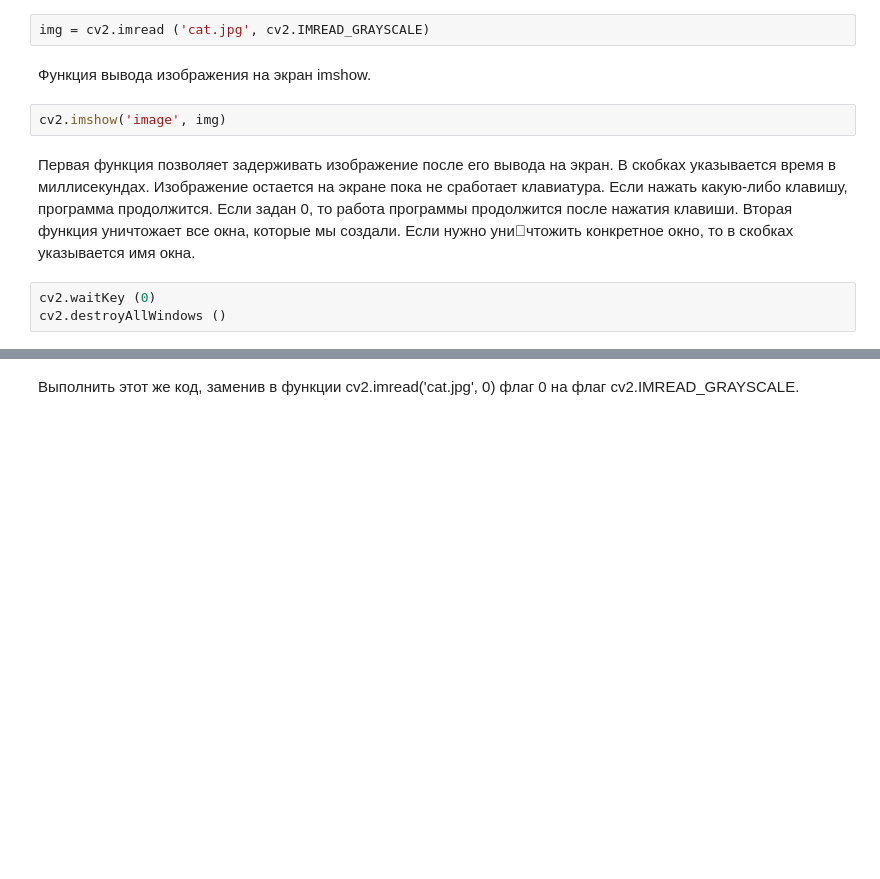
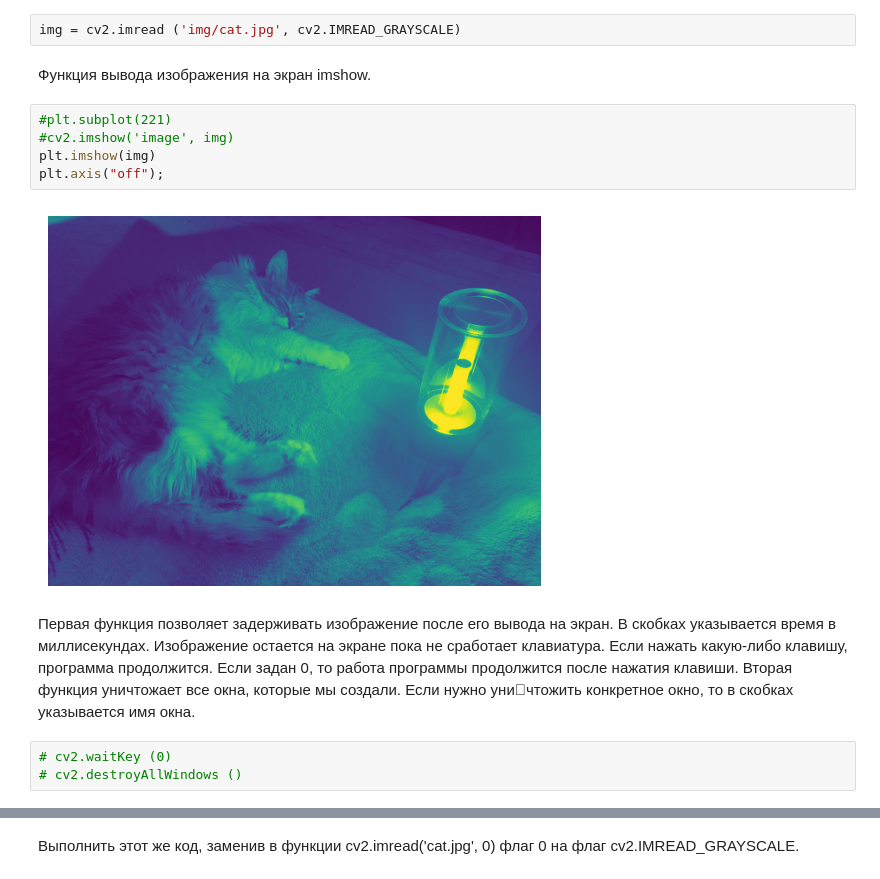
Before and after one commit to KuvshinChick/IRT_7, a Jupyter notebook: notebooks/Jupyter_Lab7.ipynb, the cells around one changed output, grey strips where cells are left out. Drawn from its saved outputs; the diff is of its cells as text; blank space fills up the shorter version.

```diff
--- a/notebooks/Jupyter_Lab7.ipynb
+++ b/notebooks/Jupyter_Lab7.ipynb
@@ -19,9 +23,14 @@ img = cv2.imread ('cat.jpg', 0)
 # %% [markdown]
 Та же операция другим способом
 # %%
-img = cv2.imread ('cat.jpg', cv2.IMREAD_GRAYSCALE)
+img = cv2.imread ('img/cat.jpg', cv2.IMREAD_GRAYSCALE)
 # %% [markdown]
 Функция вывода изображения на экран imshow.
-# %%
-cv2.imshow('image', img)
+# %%
+#plt.subplot(221)
+#cv2.imshow('image', img)
+plt.imshow(img)
+plt.axis("off");
+# %% [output]
+[figure, added]
 # %% [markdown]
@@ -29,5 +38,5 @@ cv2.imshow('image', img)
 # %%
-cv2.waitKey (0)
-cv2.destroyAllWindows ()
+# cv2.waitKey (0)
+# cv2.destroyAllWindows ()
 # %% [markdown]
 ### Задание 1.1.
```
Also changed, not shown: parts of 17 cells of this notebook, 6 other files.
